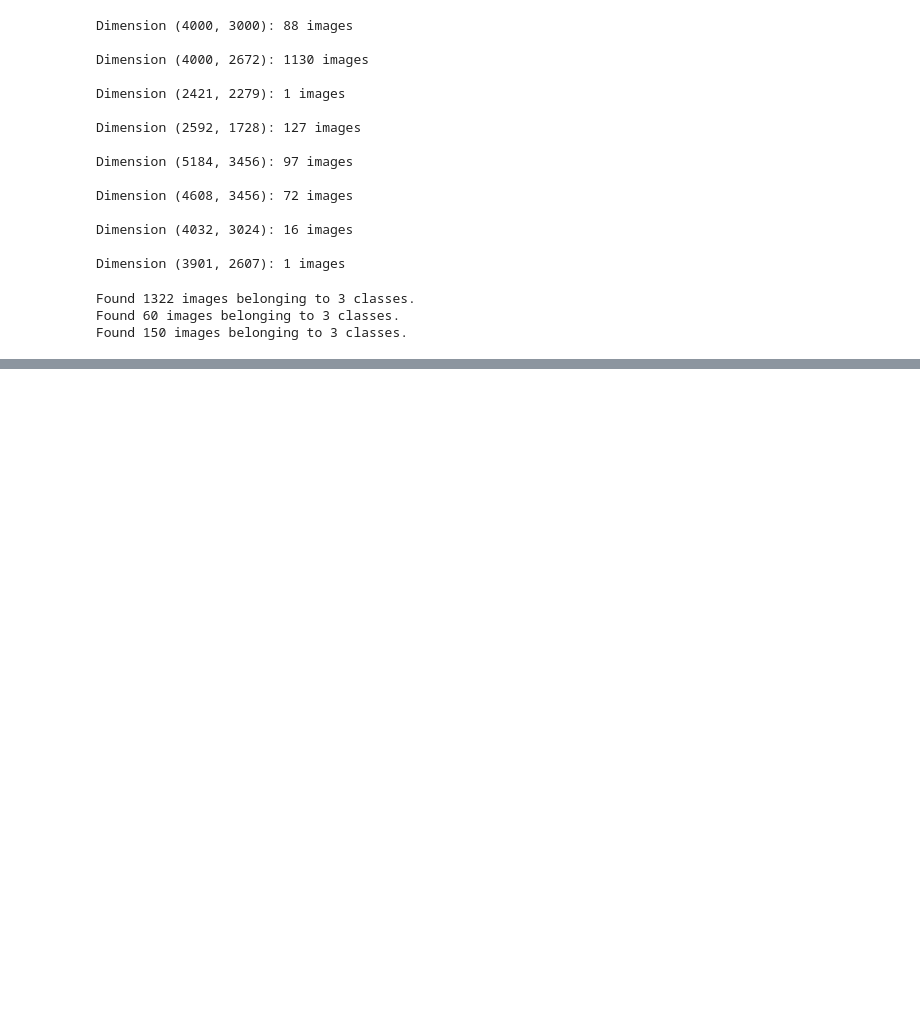
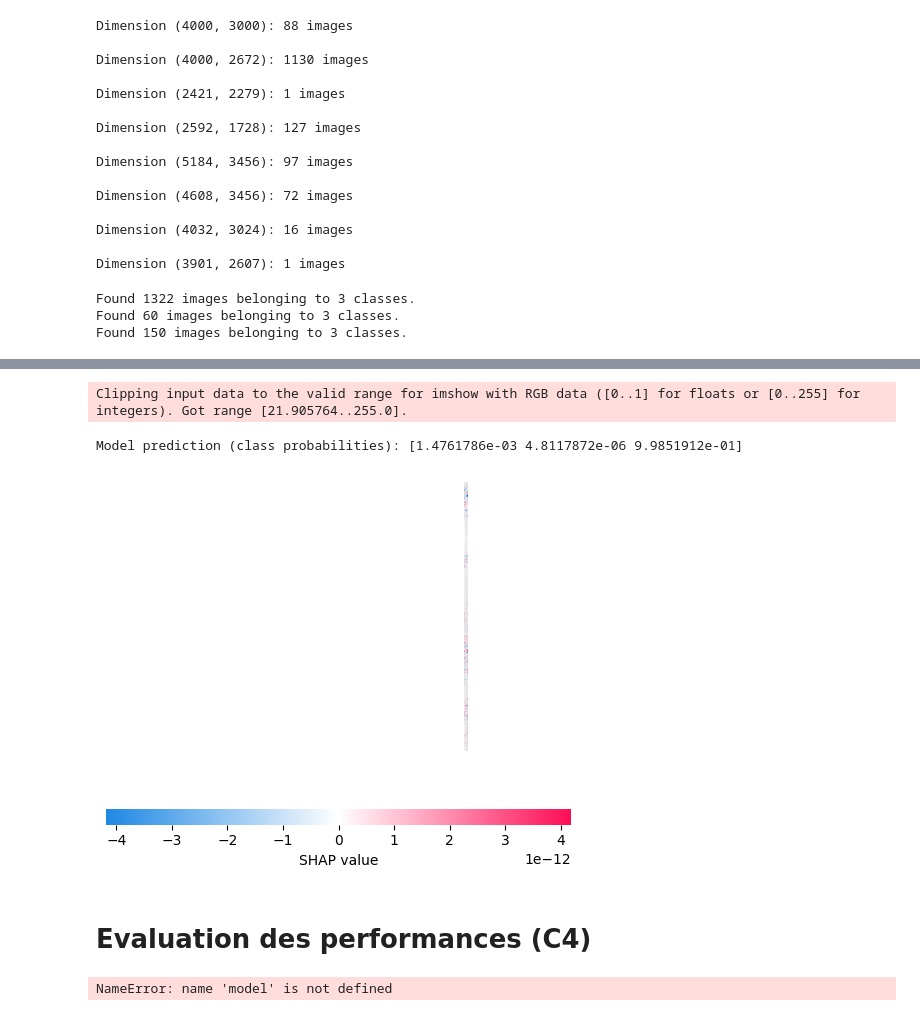
Before and after one commit to leopaul29/Alyra-Jardibot, a Jupyter notebook: projet2/plant_disease_recognition.ipynb, the cells around one changed output, grey strips where cells are left out. Cells and saved outputs as stored; diff of their text form; code cells hidden in the pictures; blank space fills up the shorter version.

```diff
--- a/projet2/plant_disease_recognition.ipynb
+++ b/projet2/plant_disease_recognition.ipynb
@@ -184,4 +271,4 @@ model.compile(optimizer='adam', loss='sparse_categorical_crossentropy', metrics=
 # %%
-model.fit(train_generator, batch_size=128, epochs=10, validation_data=test_generator)
+model.fit(X_train, y_train, batch_size=128, epochs=10, validation_split=0.2)
 # %% [output]
 Epoch 1/10
@@ -345,0 +389,17 @@ Confidence Score: 0.34202805161476135
+# %%
+import math
+
+res_test = model.predict(test_image)
+
+def getPixelsAndValues(imageId):
+    # Get the original image from X_test and multiply by 255 to bring it back to the 0-255 pixel range
+    pixels = X_test[imageId] * 255
+    pixels = np.expand_dims(pixels, axis=0)  # Add batch dimension for SHAP
+
+    # Get SHAP values for this specific image
+    list_values = []
+    for i in range(len(shap_values)):  # Loop over the number of classes (e.g., 3 classes)
+        values = shap_values[i][imageId]  # Get SHAP values for the image for each class
+        list_values.append(values)  # Collect SHAP values for the image
+
+    return pixels, list_values, res_test[imageId]
@@ -345,0 +408,22 @@ Confidence Score: 0.34202805161476135
+# %%
+# Get the values for the third image (index 0)
+pixels, list_values, res = getPixelsAndValues(0)
+
+# Print the prediction result for the selected image
+print("Model prediction (class probabilities):", res)
+
+# Remove the batch dimension before plotting (squeeze the image to shape (224, 224, 3))
+pixels = np.squeeze(pixels, axis=0)
+
+# Use SHAP's image plot function to visualize the SHAP values
+shap.plots.image(list_values,pixels)
+# %% [output]
+Clipping input data to the valid range for imshow with RGB data ([0..1] for floats or [0..255] for integers). Got range [21.905764..255.0].
+Model prediction (class probabilities): [1.4761786e-03 4.8117872e-06 9.9851912e-01]
+[figure, added]
+# %% [markdown]
+# Evaluation des performances (C4)
+# %%
+model.summary() # mettre la bonne fonction pour faire le résumé du model
+# %% [output]
+NameError: name 'model' is not defined
```
Also changed, not shown: parts of 41 cells of this notebook, 6 other files.
